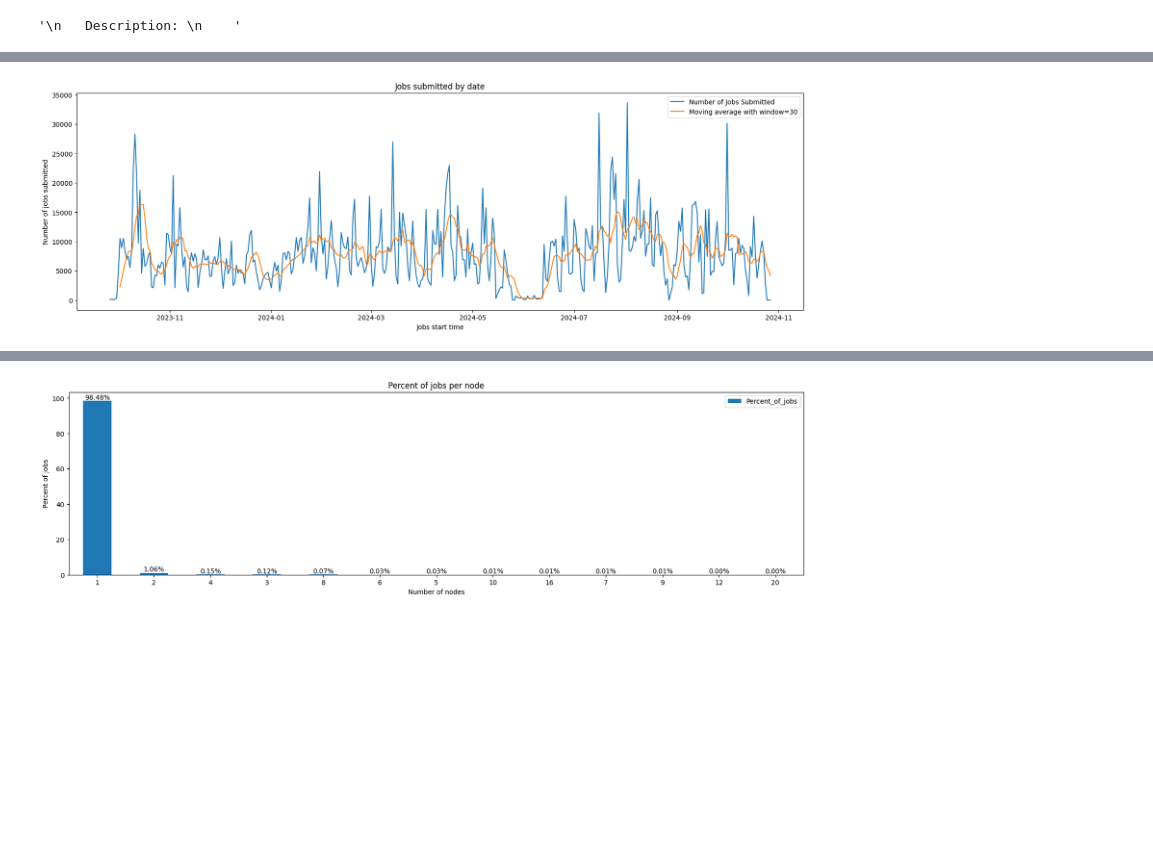
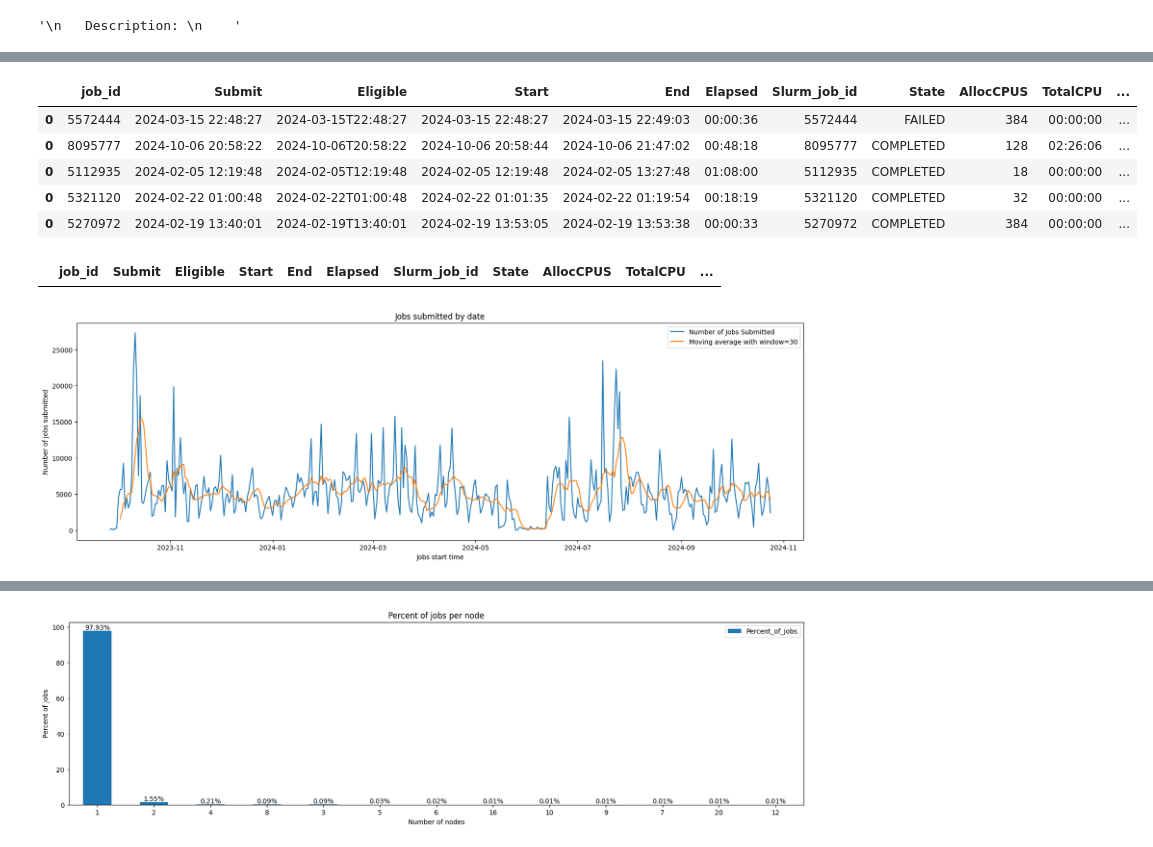
Before and after one commit to sara-nl/energy_efficiency_system_level, a Jupyter notebook: EDA_slurm_data.ipynb, the cells around one changed output, grey strips where cells are left out. Cells and saved outputs as stored; diff of their text form; code cells hidden in the pictures; blank space fills up the shorter version.

```diff
--- a/EDA_slurm_data.ipynb
+++ b/EDA_slurm_data.ipynb
@@ -27,3 +27,19 @@ df.sample(n=5)
+# %%
+# removing all the step ids
+
+df = df[(df['Slurm_job_id'].str.contains(pat='^\\d+$', regex=True))]
+df.sample(n=5)
+# %% [output]
+|  | job_id | Submit | Eligible | Start | End | Elapsed | Slurm_job_id | State | AllocCPUS | TotalCPU | ... |
+| 0 | 5572444 | 2024-03-15 22:48:27 | 2024-03-15T22:48:27 | 2024-03-15 22:48:27 | 2024-03-15 22:49:03 | 00:00:36 | 5572444 | FAILED | 384 | 00:00:00 | ... |
+| 0 | 8095777 | 2024-10-06 20:58:22 | 2024-10-06T20:58:22 | 2024-10-06 20:58:44 | 2024-10-06 21:47:02 | 00:48:18 | 8095777 | COMPLETED | 128 | 02:26:06 | ... |
+| 0 | 5112935 | 2024-02-05 12:19:48 | 2024-02-05T12:19:48 | 2024-02-05 12:19:48 | 2024-02-05 13:27:48 | 01:08:00 | 5112935 | COMPLETED | 18 | 00:00:00 | ... |
+| 0 | 5321120 | 2024-02-22 01:00:48 | 2024-02-22T01:00:48 | 2024-02-22 01:01:35 | 2024-02-22 01:19:54 | 00:18:19 | 5321120 | COMPLETED | 32 | 00:00:00 | ... |
+| 0 | 5270972 | 2024-02-19 13:40:01 | 2024-02-19T13:40:01 | 2024-02-19 13:53:05 | 2024-02-19 13:53:38 | 00:00:33 | 5270972 | COMPLETED | 384 | 00:00:00 | ... |
+# %%
+df[df['job_id'].duplicated()].head()
+# %% [output]
+|  | job_id | Submit | Eligible | Start | End | Elapsed | Slurm_job_id | State | AllocCPUS | TotalCPU | ... |
 # %%
 """
    Add features that you like here and then use them in the next block!
@@ -60,7 +76,7 @@ ax.set_title("Jobs submitted by date")
 ax.legend()
 plt.show()
 # %% [output]
-[figure, old version]
+[figure, new version]
 # %%
 """
    Observations: 1) Number of submitted jobs for fcn nodes has a sudden increase at 2024Q1!
```
Also changed, not shown: parts of 4 cells of this notebook, 6 other files.
